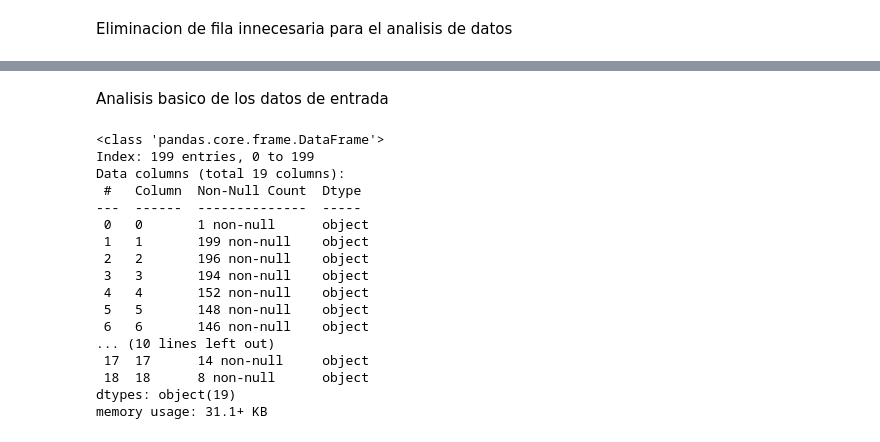
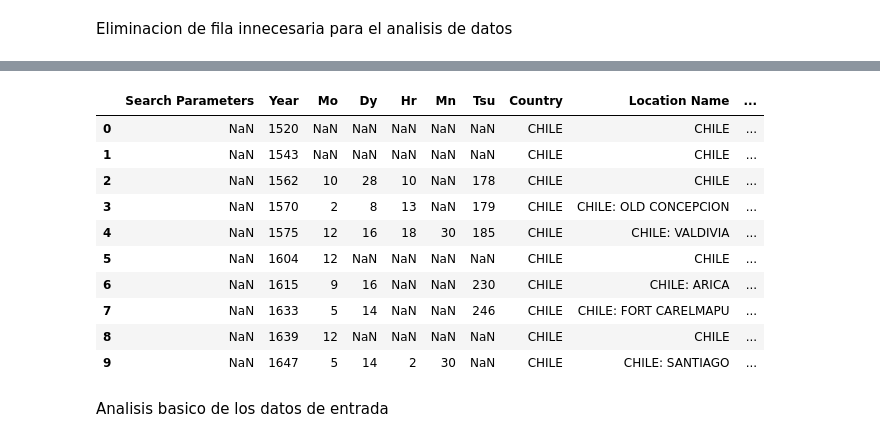
Before and after one commit to FrancoAv1/Taller-de-python-2, a Jupyter notebook: tarea2.ipynb, the cells around one changed output, grey strips where cells are left out. Drawn from its saved outputs; the diff is of its cells as text; code cells hidden in the pictures.

```diff
--- a/tarea2.ipynb
+++ b/tarea2.ipynb
@@ -69,24 +54,23 @@ df.head(10)
+# %%
+# Elimina las filas 0 y 1
+df = df.drop([0, 1])
+# %%
+# Reinicia los índices
+df = df.reset_index(drop=True)
+df.head(10)
+# %% [output]
+|  | Search Parameters | Year | Mo | Dy | Hr | Mn | Tsu | Country | Location Name | ... |
+| 0 | NaN | 1520 | NaN | NaN | NaN | NaN | NaN | CHILE | CHILE | ... |
+| 1 | NaN | 1543 | NaN | NaN | NaN | NaN | NaN | CHILE | CHILE | ... |
+| 2 | NaN | 1562 | 10 | 28 | 10 | NaN | 178 | CHILE | CHILE | ... |
+| 3 | NaN | 1570 | 2 | 8 | 13 | NaN | 179 | CHILE | CHILE: OLD CONCEPCION | ... |
+| 4 | NaN | 1575 | 12 | 16 | 18 | 30 | 185 | CHILE | CHILE: VALDIVIA | ... |
+| 5 | NaN | 1604 | 12 | NaN | NaN | NaN | NaN | CHILE | CHILE | ... |
+| 6 | NaN | 1615 | 9 | 16 | NaN | NaN | 230 | CHILE | CHILE: ARICA | ... |
+| 7 | NaN | 1633 | 5 | 14 | NaN | NaN | 246 | CHILE | CHILE: FORT CARELMAPU | ... |
+| 8 | NaN | 1639 | 12 | NaN | NaN | NaN | NaN | CHILE | CHILE | ... |
+| 9 | NaN | 1647 | 5 | 14 | 2 | 30 | NaN | CHILE | CHILE: SANTIAGO | ... |
 # %% [markdown]
 Analisis basico de los datos de entrada
-# %%
-df.info()
-# %% [output]
-<class 'pandas.core.frame.DataFrame'>
-Index: 199 entries, 0 to 199
-Data columns (total 19 columns):
- #   Column  Non-Null Count  Dtype
----  ------  --------------  -----
- 0   0       1 non-null      object
- 1   1       199 non-null    object
- 2   2       196 non-null    object
- 3   3       194 non-null    object
- 4   4       152 non-null    object
- 5   5       148 non-null    object
- 6   6       146 non-null    object
-... (10 lines left out)
- 17  17      14 non-null     object
- 18  18      8 non-null      object
-dtypes: object(19)
-memory usage: 31.1+ KB
 # %%
 df.tail()
```
Also changed, not shown: parts of 10 cells of this notebook.
